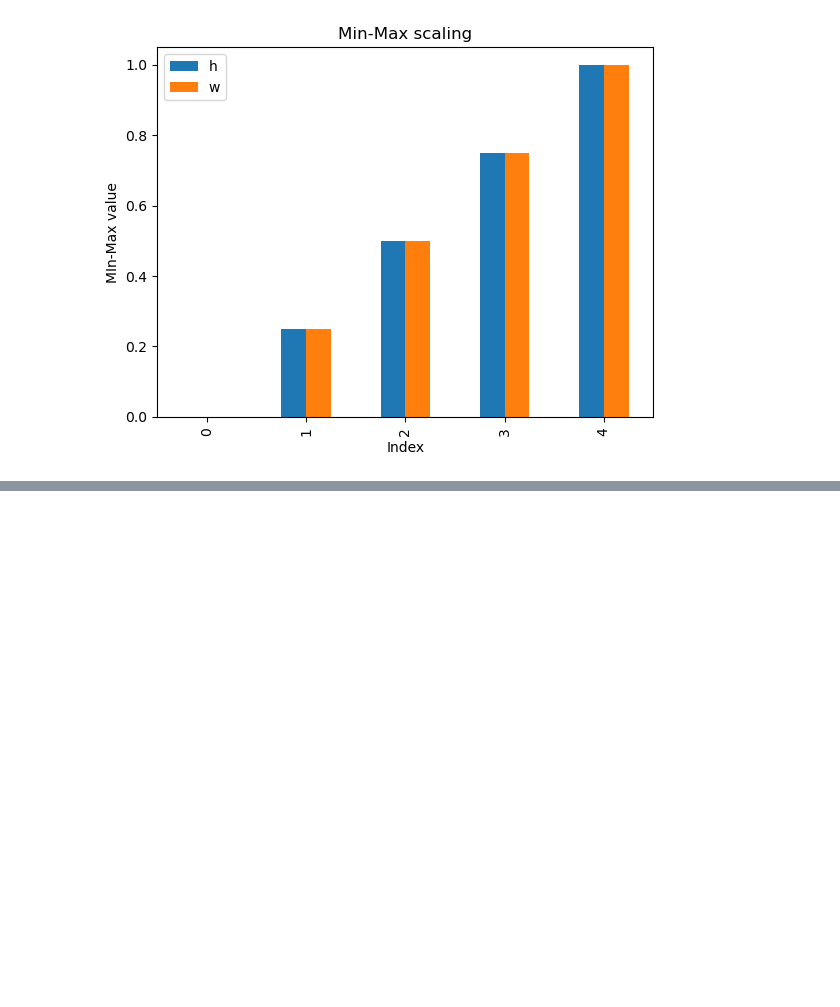
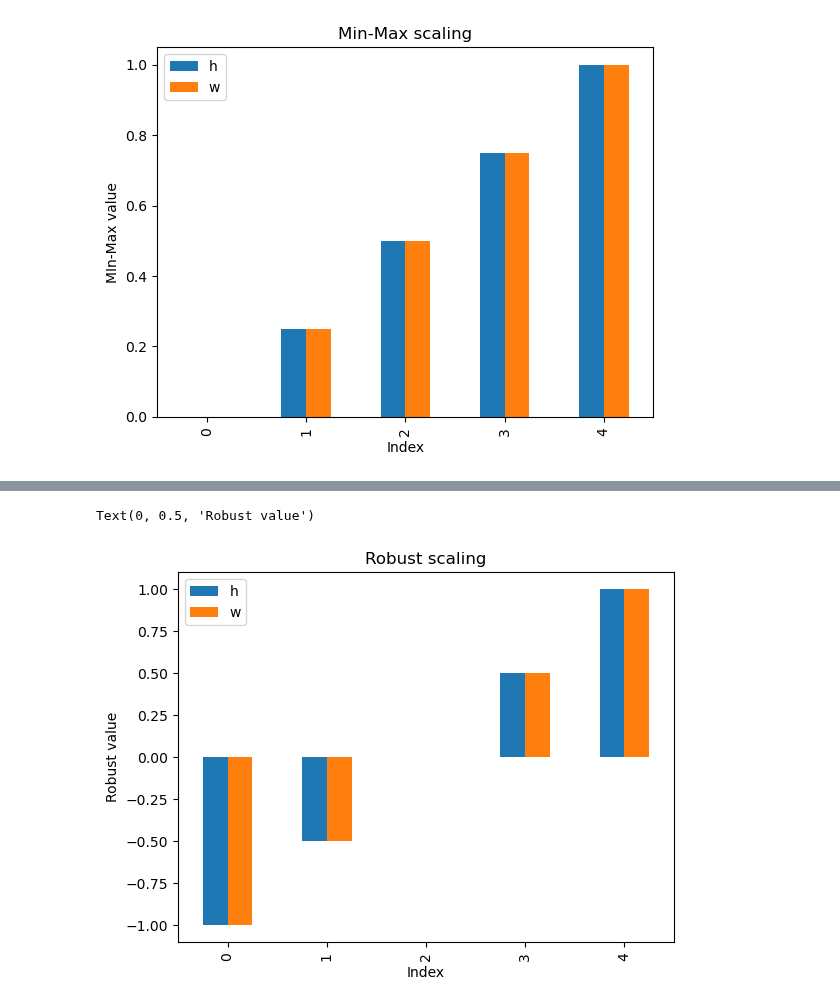
Before and after one commit to joyant-s-g-j/AI-ML-Practices, a Jupyter notebook: machine_learning/module_03.ipynb, the cells around one changed output, grey strips where cells are left out. Drawn from its saved outputs; the diff is of its cells as text; code cells hidden in the pictures; blank space fills up the shorter version.

Commit message:
robust scaling

```diff
--- a/machine_learning/module_03.ipynb
+++ b/machine_learning/module_03.ipynb
@@ -60,3 +60,13 @@ plt.ylabel("MIn-Max value")
 # %% [output]
 Text(0, 0.5, 'MIn-Max value')
 [figure]
+# %%
+md = df.median()
+q1 = df.quantile(.25)
+q3 = df.quantile(.75)
+iqr = q3 - q1
+
+ct = df - md
+
+rb = ct/iqr
+rb.round(2)
@@ -62,0 +80,8 @@ Text(0, 0.5, 'MIn-Max value')
+# %%
+rb.plot(kind='bar')
+plt.title('Robust scaling')
+plt.xlabel("Index")
+plt.ylabel("Robust value")
+# %% [output]
+Text(0, 0.5, 'Robust value')
+[figure, added]
```
Also changed, not shown: parts of 1 cell of this notebook.
